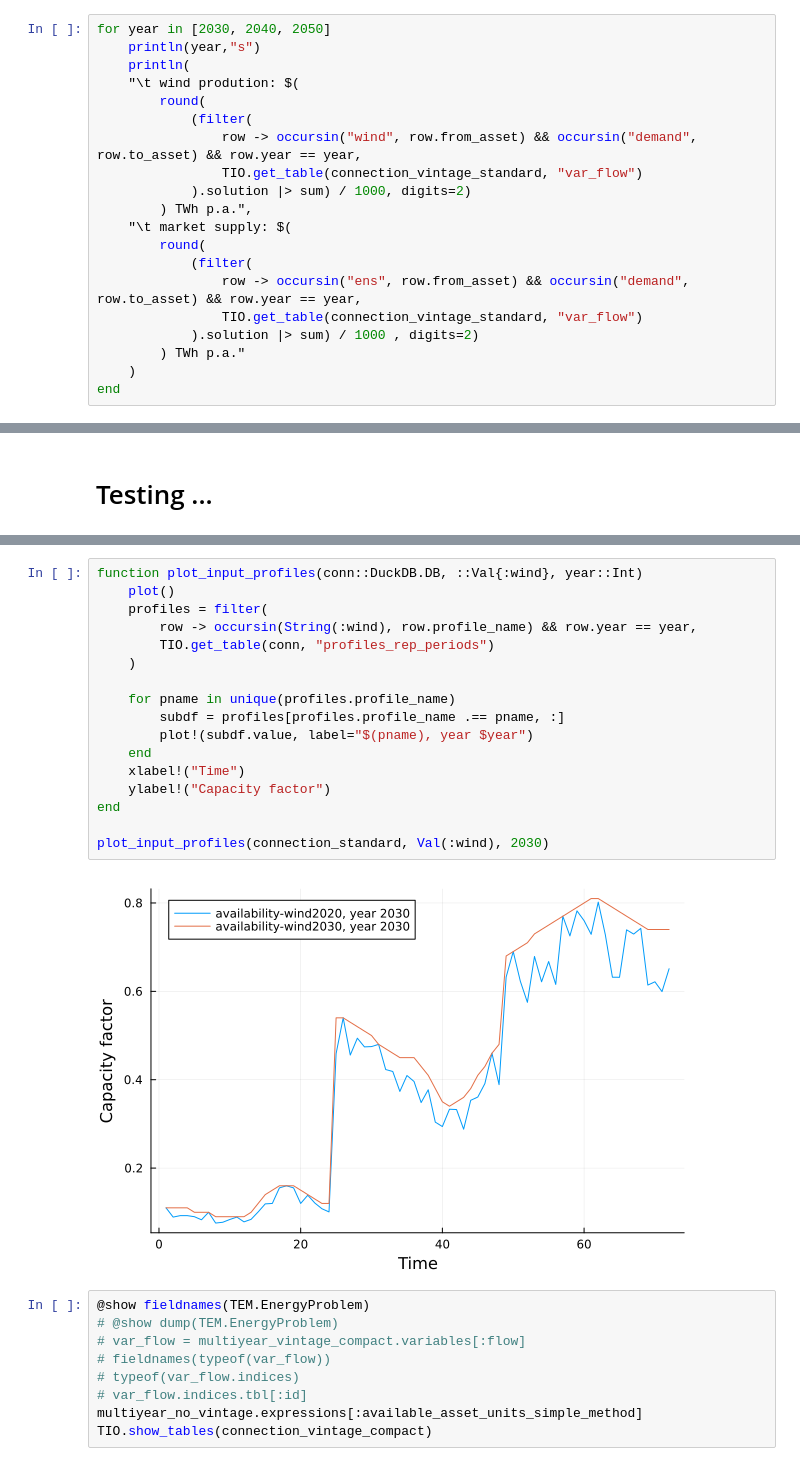
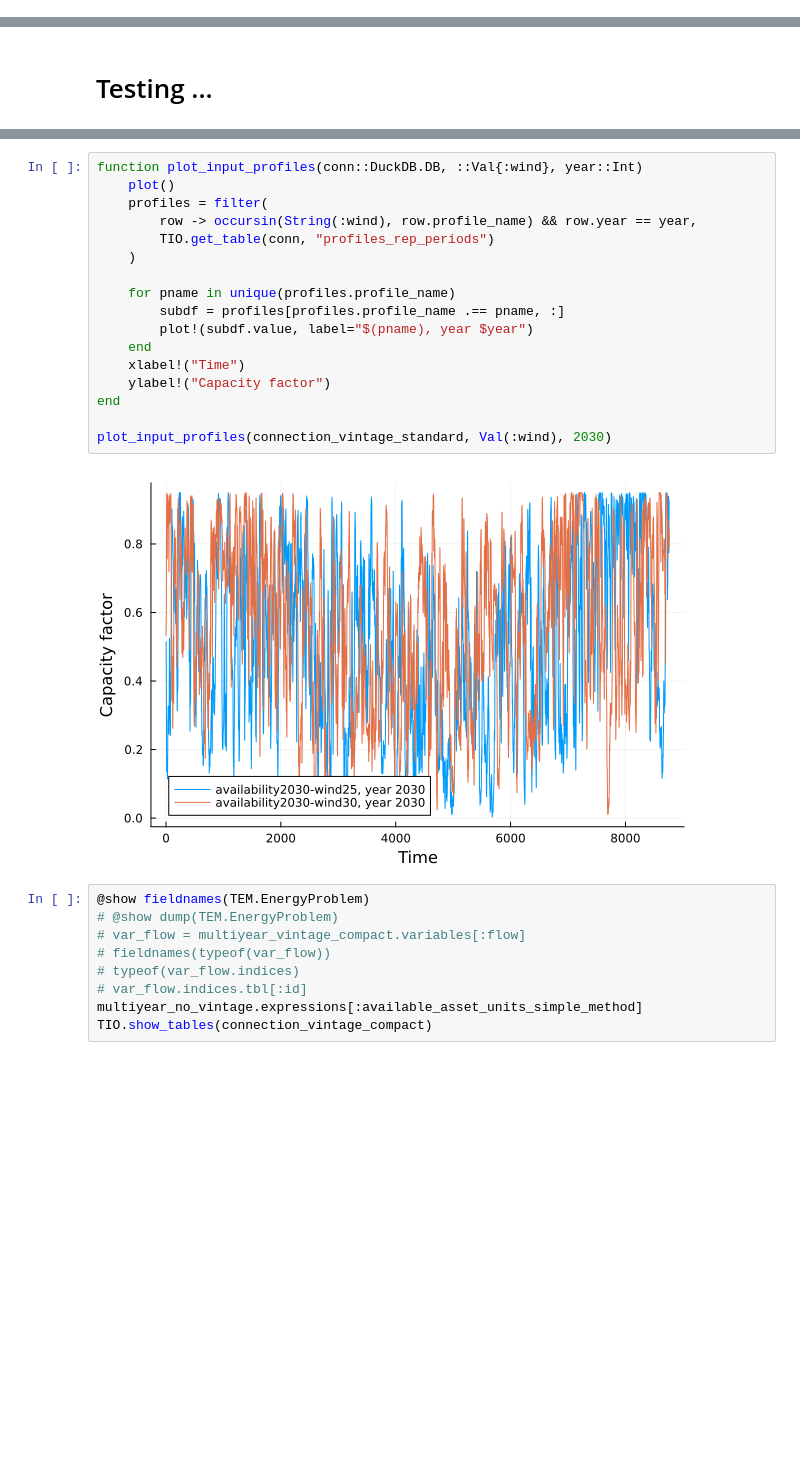
Before and after one commit to nnhjy/VintageDemo, a Jupyter notebook: VintageDemoTulipa.ipynb, the cells around one changed output, grey strips where cells are left out. Cells and saved outputs as stored; diff of their text form; blank space fills up the shorter version.

Commit message:
vintage compact case results

```diff
--- a/VintageDemoTulipa.ipynb
+++ b/VintageDemoTulipa.ipynb
@@ -214,22 +267,2 @@ filter(row -> occursin("wind", row.asset), TIO.get_table(connection_vintage_stan
 # %% [markdown]
 #### Supply production
-# %%
-for year in [2030, 2040, 2050]
-    println(year,"s")
-    println(
-    "\t wind prodution: $(
-        round(
-            (filter(
-                row -> occursin("wind", row.from_asset) && occursin("demand", row.to_asset) && row.year == year,
-                TIO.get_table(connection_vintage_standard, "var_flow")
-            ).solution |> sum) / 1000, digits=2)
-        ) TWh p.a.",
-    "\t market supply: $(
-        round(
-            (filter(
-                row -> occursin("ens", row.from_asset) && occursin("demand", row.to_asset) && row.year == year,
-                TIO.get_table(connection_vintage_standard, "var_flow")
-            ).solution |> sum) / 1000 , digits=2)
-        ) TWh p.a."
-    )
-end
@@ -376,22 +425,22 @@ filter(
 # %%
 function plot_input_profiles(conn::DuckDB.DB, ::Val{:wind}, year::Int)
     plot()
     profiles = filter(
         row -> occursin(String(:wind), row.profile_name) && row.year == year,
         TIO.get_table(conn, "profiles_rep_periods")
     )
 
     for pname in unique(profiles.profile_name)
         subdf = profiles[profiles.profile_name .== pname, :]
         plot!(subdf.value, label="$(pname), year $year")
     end
     xlabel!("Time")
     ylabel!("Capacity factor")
 end
 
-plot_input_profiles(connection_standard, Val(:wind), 2030)
+plot_input_profiles(connection_vintage_standard, Val(:wind), 2030)
 # %% [output]
-[figure, old version]
+[figure, new version]
 # %%
 @show fieldnames(TEM.EnergyProblem)
 # @show dump(TEM.EnergyProblem)
```
Also changed, not shown: parts of 22 cells of this notebook.
